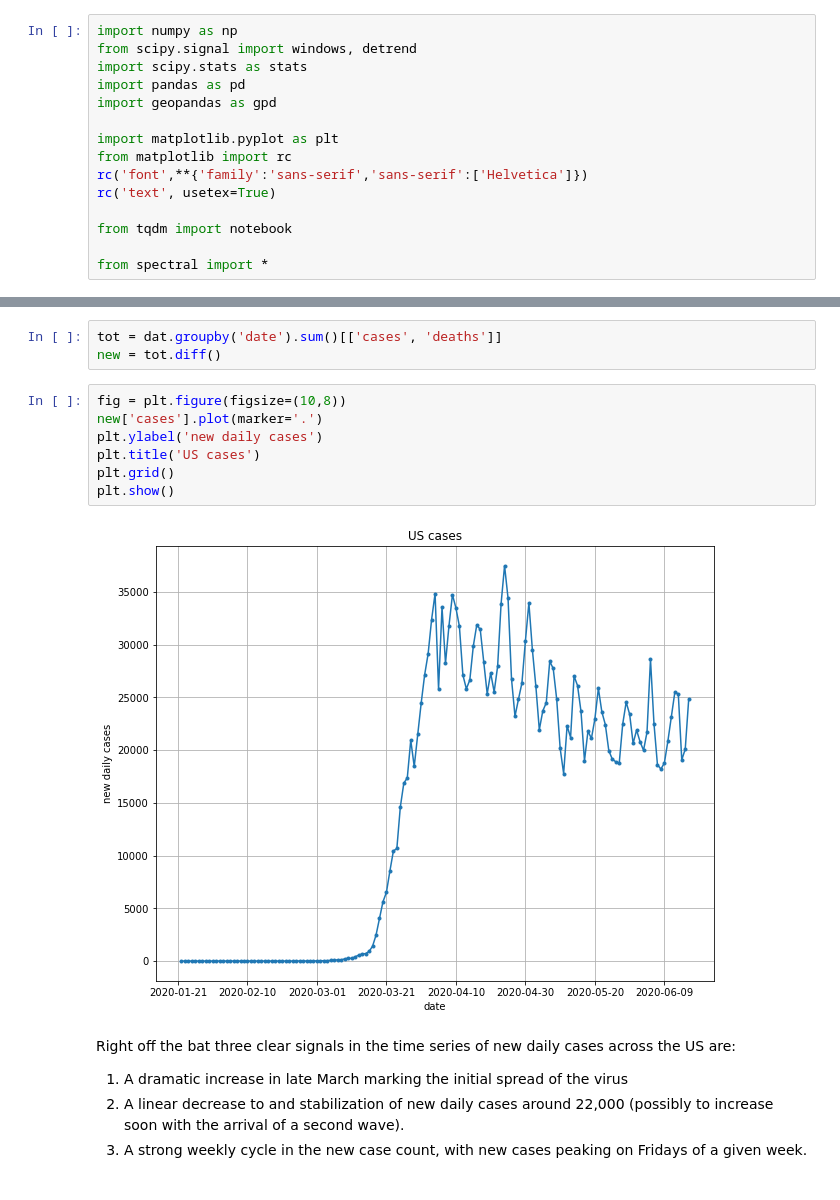
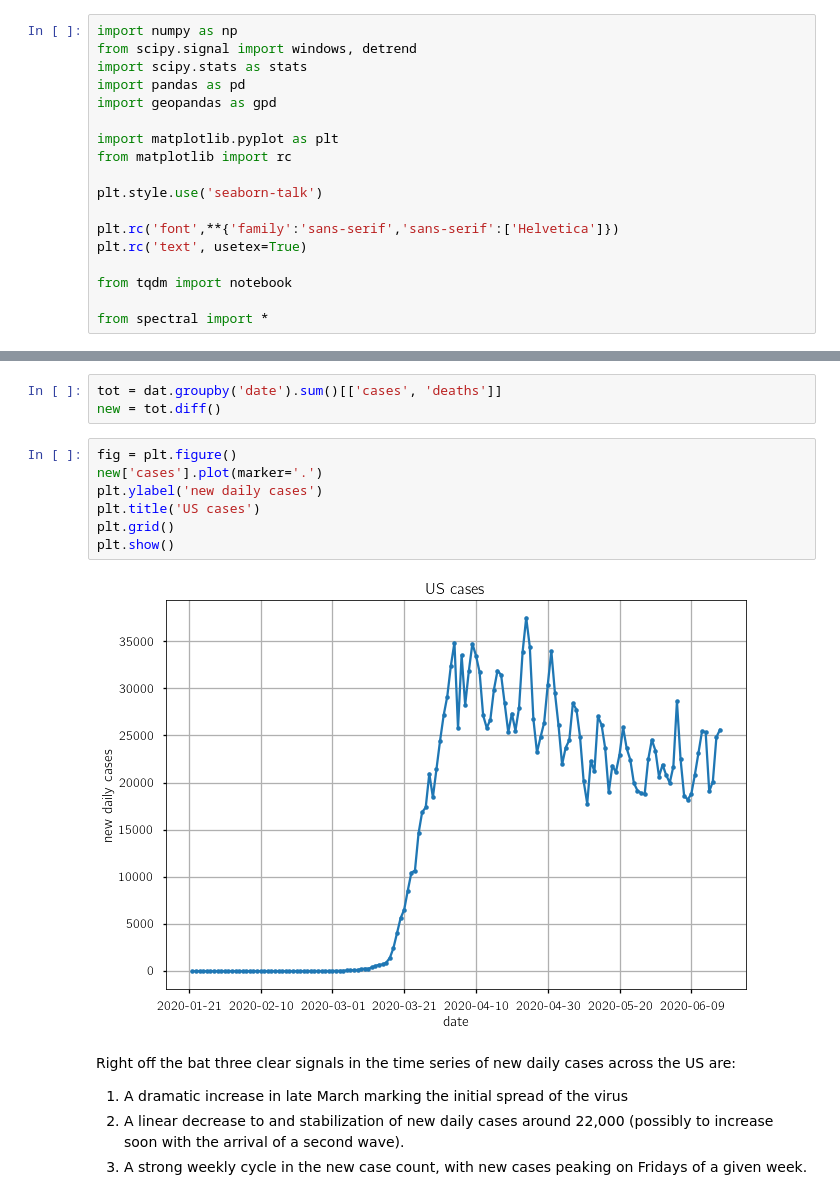
Before and after one commit to sarttiso/covid-19-data, a Jupyter notebook: covid.ipynb, the cells around one changed output, grey strips where cells are left out. Drawn from its saved outputs; the diff is of its cells as text.

Commit message:
improved figure aesthetics and updated gitignore for ipython notebook files

```diff
--- a/covid.ipynb
+++ b/covid.ipynb
@@ -13,8 +13,11 @@ import geopandas as gpd
 
 import matplotlib.pyplot as plt
 from matplotlib import rc
-rc('font',**{'family':'sans-serif','sans-serif':['Helvetica']})
-rc('text', usetex=True)
+
+plt.style.use('seaborn-talk')
+
+plt.rc('font',**{'family':'sans-serif','sans-serif':['Helvetica']})
+plt.rc('text', usetex=True)
 
 from tqdm import notebook
 
@@ -51,14 +54,14 @@ cnt[list(cnt_tot_covid)] = cnt_tot_covid
 tot = dat.groupby('date').sum()[['cases', 'deaths']]
 new = tot.diff()
 # %%
-fig = plt.figure(figsize=(10,8))
+fig = plt.figure()
 new['cases'].plot(marker='.')
 plt.ylabel('new daily cases')
 plt.title('US cases')
 plt.grid()
 plt.show()
 # %% [output]
-[figure, old version]
+[figure, new version]
 # %% [markdown]
 Right off the bat three clear signals in the time series of new daily cases across the US are:
 1. A dramatic increase in late March marking the initial spread of the virus
```
Also changed, not shown: parts of 4 cells of this notebook, 1 other file.
